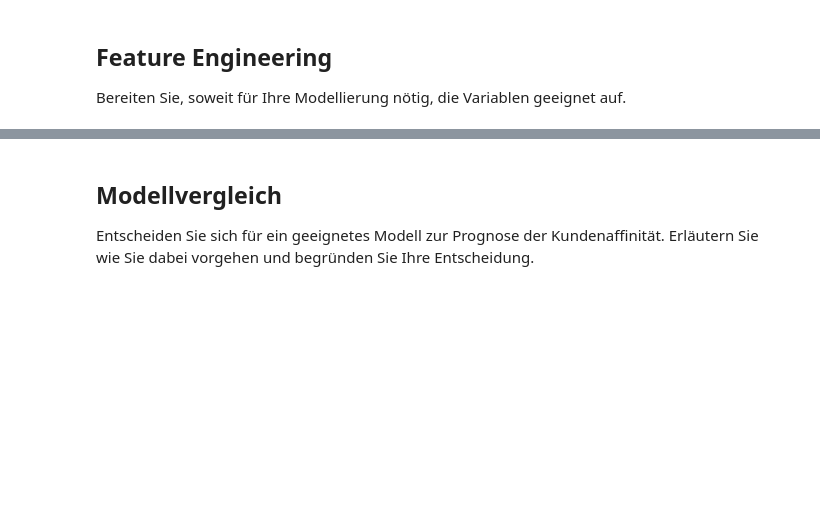
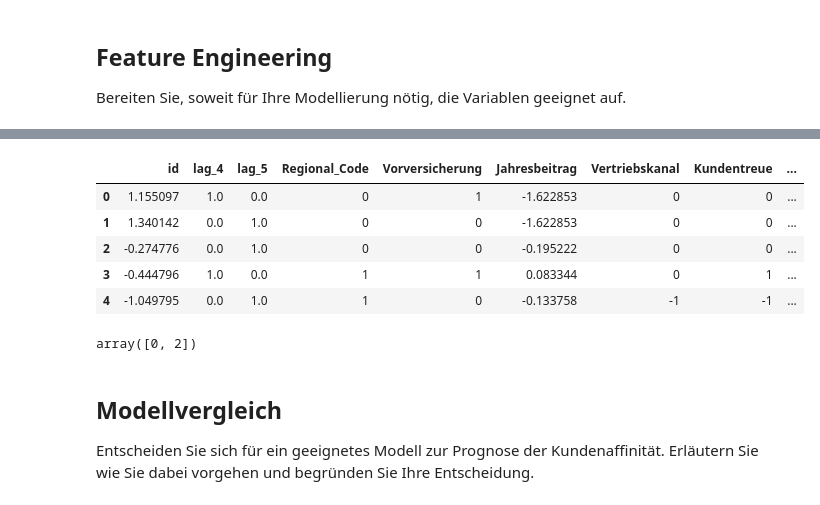
Before and after one commit to pmherp/huk_proj, a Jupyter notebook: src/coding_challenge.ipynb, the cells around one changed output, grey strips where cells are left out. Saved outputs shown, nothing was run; the diff lists cells and outputs as text; code cells hidden in the pictures; blank space fills up the shorter version.

```diff
--- a/src/coding_challenge.ipynb
+++ b/src/coding_challenge.ipynb
@@ -225,3 +231,23 @@ df_encoded.head()
+# %%
+# Drop features from df_encode with feature importance below 0.05
+df_encoded = df_encoded.drop(['lag_1',
+                              'lag_2',
+                              'lag_3',
+                              'lag_6',
+                              'lag_7',
+                              'Fahrerlaubnis' ], axis=1)
+df_encoded.head()
+# %% [output]
+|  | id | lag_4 | lag_5 | Regional_Code | Vorversicherung | Jahresbeitrag | Vertriebskanal | Kundentreue | ... |
+| 0 | 1.155097 | 1.0 | 0.0 | 0 | 1 | -1.622853 | 0 | 0 | ... |
+| 1 | 1.340142 | 0.0 | 1.0 | 0 | 0 | -1.622853 | 0 | 0 | ... |
+| 2 | -0.274776 | 0.0 | 1.0 | 0 | 0 | -0.195222 | 0 | 0 | ... |
+| 3 | -0.444796 | 1.0 | 0.0 | 1 | 1 | 0.083344 | 0 | 1 | ... |
+| 4 | -1.049795 | 0.0 | 1.0 | 1 | 0 | -0.133758 | -1 | -1 | ... |
+# %%
+df_encoded.Interesse.unique()
+# %% [output]
+array([0, 2])
 # %% [markdown]
 ## Modellvergleich
 
```
Also changed, not shown: parts of 9 cells of this notebook, 3 other files.
